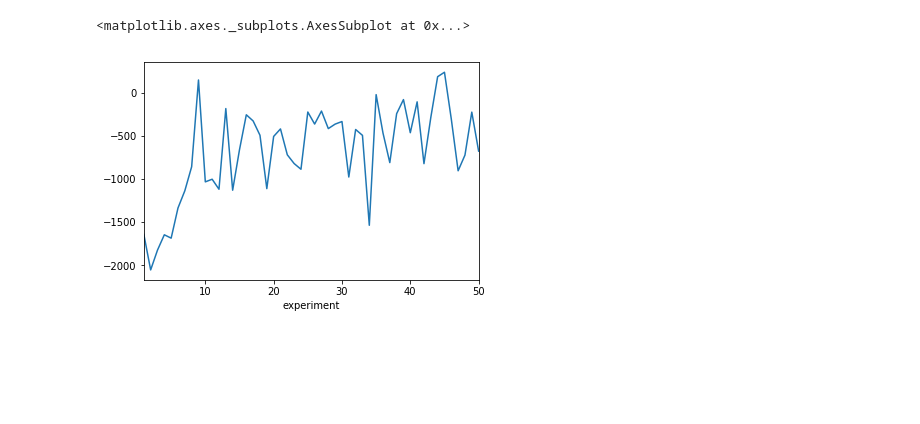
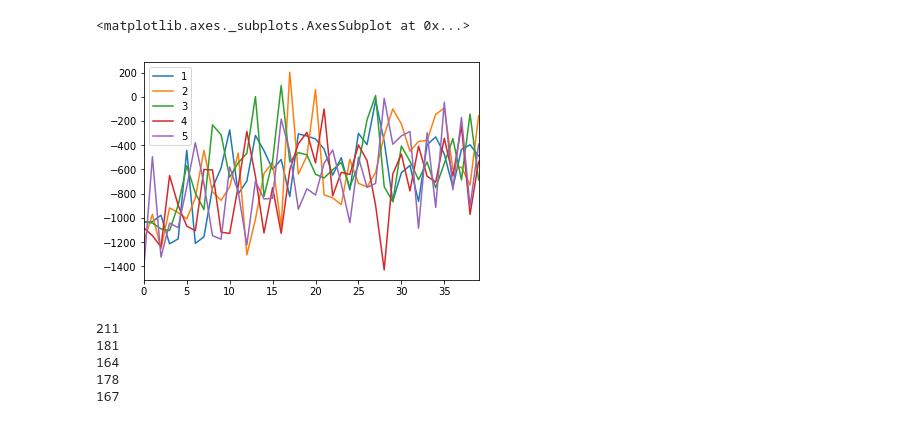
Before and after one commit to iknow1988/MAMIF, a Jupyter notebook: bat_simulation/notebooks/Training.ipynb, the cells around one changed output. Cells and saved outputs as stored; diff of their text form; code cells hidden in the pictures; blank space fills up the shorter version.

Commit message:
Training on different speed

```diff
--- a/bat_simulation/notebooks/Training.ipynb
+++ b/bat_simulation/notebooks/Training.ipynb
@@ -2,9 +2,43 @@
 import pandas as pd
 import matplotlib.pyplot as plt
 %matplotlib inline
-# %%
-df = pd.read_csv('../tmp.csv')
-df.groupby('experiment')['reward'].sum().plot()
-# %% [output]
-<matplotlib.axes._subplots.AxesSubplot at 0x...>
-[figure, removed]
+# %%
+dfs = []
+for i in range(1,6):
+    file_path='../store/speed_'+str(i)+'.csv'
+    df = pd.read_csv(file_path)
+    dfs.append(df)
+
+i = 1
+dat = {}
+for df in dfs:
+    dat[i] = list(df.groupby('experiment')['reward'].sum())
+    i += 1
+cum_rewards = pd.DataFrame(dat)
+# %%
+dfs = []
+for i in range(1,6):
+    file_path='../obstacle_speed_'+str(i)+'.csv'
+    df = pd.read_csv(file_path)
+    dfs.append(df)
+
+i = 1
+dat = {}
+for df in dfs:
+    dat[i] = list(df.groupby('experiment')['reward'].sum())
+    i += 1
+cum_rewards = pd.DataFrame(dat)
+# %%
+cum_rewards.plot()
+# %% [output]
+<matplotlib.axes._subplots.AxesSubplot at 0x...>
+[figure, added]
+# %%
+for df in dfs:
+    print(sum(df.reward==10))
+# %% [output]
+211
+181
+164
+178
+167
```
Also changed, not shown: parts of 3 cells of this notebook, 46 other files.
